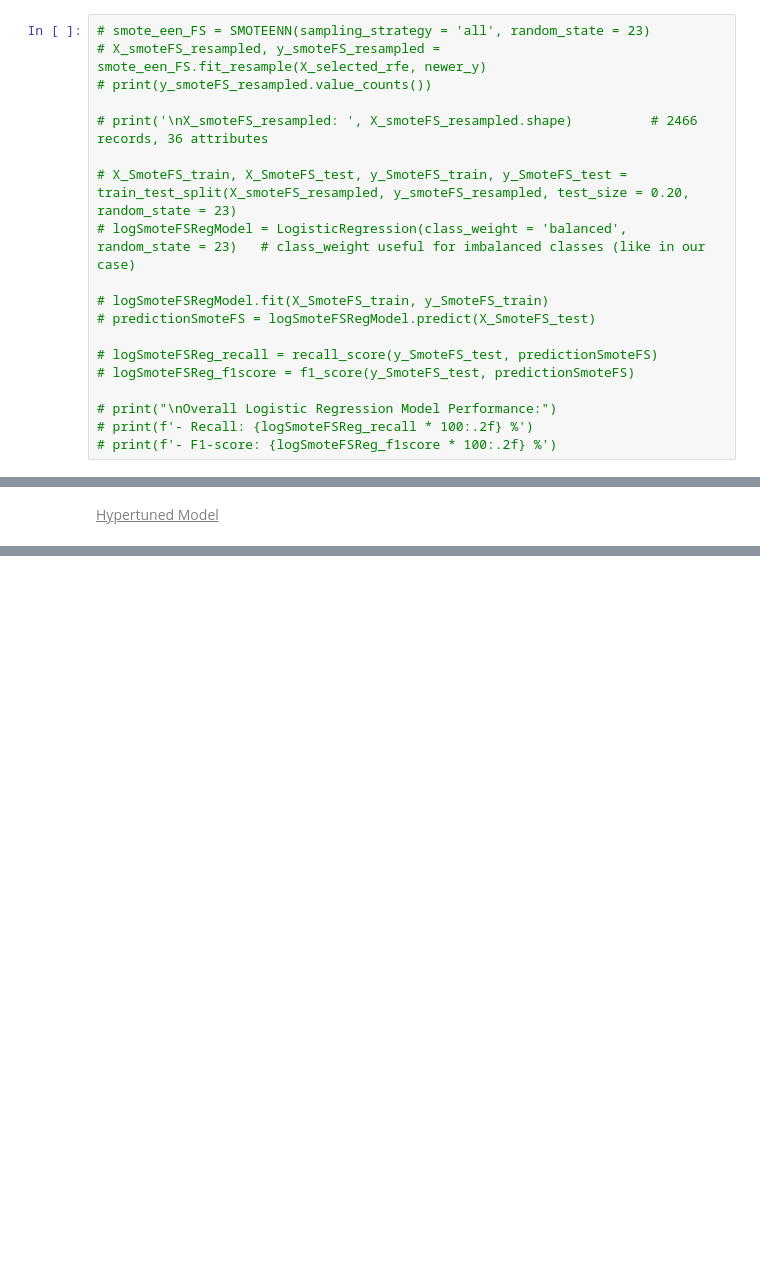
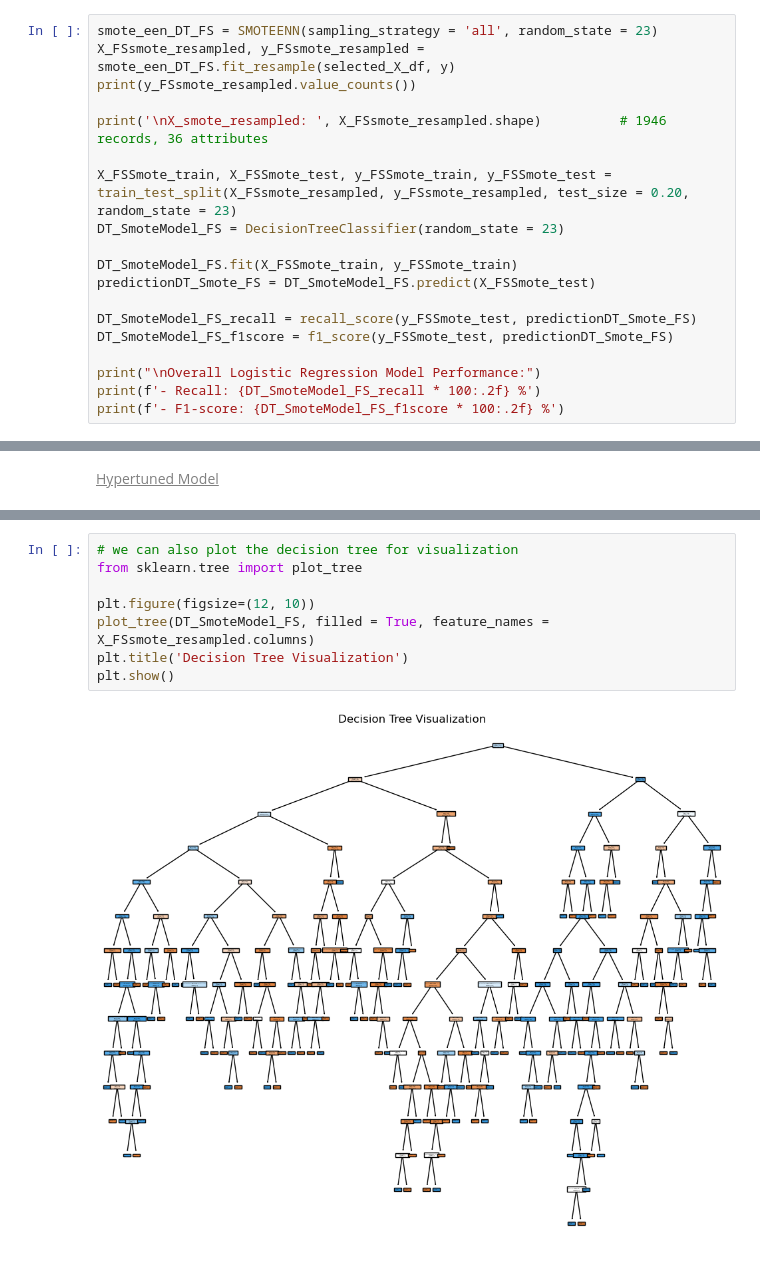
Before and after one commit to lamiselsayed/Employee-Attrition-Analytics-Project, a Jupyter notebook: 2) Decision Trees, XGBoost.ipynb, the cells around one changed output, grey strips where cells are left out. Drawn from its saved outputs; the diff is of its cells as text; blank space fills up the shorter version.

```diff
--- a/2) Decision Trees, XGBoost.ipynb
+++ b/2) Decision Trees, XGBoost.ipynb
@@ -258,19 +288,19 @@ Name: Attrition, dtype: int64
 # %%
-# smote_een_FS = SMOTEENN(sampling_strategy = 'all', random_state = 23)
-# X_smoteFS_resampled, y_smoteFS_resampled = smote_een_FS.fit_resample(X_selected_rfe, newer_y)
-# print(y_smoteFS_resampled.value_counts())
+smote_een_DT_FS = SMOTEENN(sampling_strategy = 'all', random_state = 23)
+X_FSsmote_resampled, y_FSsmote_resampled = smote_een_DT_FS.fit_resample(selected_X_df, y)
+print(y_FSsmote_resampled.value_counts())
 
-# print('\nX_smoteFS_resampled: ', X_smoteFS_resampled.shape)          # 2466 records, 36 attributes
+print('\nX_smote_resampled: ', X_FSsmote_resampled.shape)          # 1946 records, 36 attributes
 
-# X_SmoteFS_train, X_SmoteFS_test, y_SmoteFS_train, y_SmoteFS_test = train_test_split(X_smoteFS_resampled, y_smoteFS_resampled, test_size = 0.20, random_state = 23)
-# logSmoteFSRegModel = LogisticRegression(class_weight = 'balanced', random_state = 23)   # class_weight useful for imbalanced classes (like in our case)
+X_FSSmote_train, X_FSSmote_test, y_FSSmote_train, y_FSSmote_test = train_test_split(X_FSsmote_resampled, y_FSsmote_resampled, test_size = 0.20, random_state = 23)
+DT_SmoteModel_FS = DecisionTreeClassifier(random_state = 23)
 
-# logSmoteFSRegModel.fit(X_SmoteFS_train, y_SmoteFS_train)
-# predictionSmoteFS = logSmoteFSRegModel.predict(X_SmoteFS_test)
+DT_SmoteModel_FS.fit(X_FSSmote_train, y_FSSmote_train)
+predictionDT_Smote_FS = DT_SmoteModel_FS.predict(X_FSSmote_test)
 
-# logSmoteFSReg_recall = recall_score(y_SmoteFS_test, predictionSmoteFS)
-# logSmoteFSReg_f1score = f1_score(y_SmoteFS_test, predictionSmoteFS)
+DT_SmoteModel_FS_recall = recall_score(y_FSSmote_test, predictionDT_Smote_FS)
+DT_SmoteModel_FS_f1score = f1_score(y_FSSmote_test, predictionDT_Smote_FS)
 
-# print("\nOverall Logistic Regression Model Performance:")
-# print(f'- Recall: {logSmoteFSReg_recall * 100:.2f} %')
-# print(f'- F1-score: {logSmoteFSReg_f1score * 100:.2f} %')
+print("\nOverall Logistic Regression Model Performance:")
+print(f'- Recall: {DT_SmoteModel_FS_recall * 100:.2f} %')
+print(f'- F1-score: {DT_SmoteModel_FS_f1score * 100:.2f} %')
@@ -328,2 +386,12 @@ Name: Attrition, dtype: int64
+# %%
+# we can also plot the decision tree for visualization
+from sklearn.tree import plot_tree
+
+plt.figure(figsize=(12, 10))
+plot_tree(DT_SmoteModel_FS, filled = True, feature_names = X_FSsmote_resampled.columns)
+plt.title('Decision Tree Visualization')
+plt.show()
+# %% [output]
+[figure, added]
 # %% [markdown]
 To recall, previously, these were the evaluation metrics with no parameter tuning, class imbalance handling, and feature selection:
```
Also changed, not shown: parts of 28 cells of this notebook, 1 other file.
